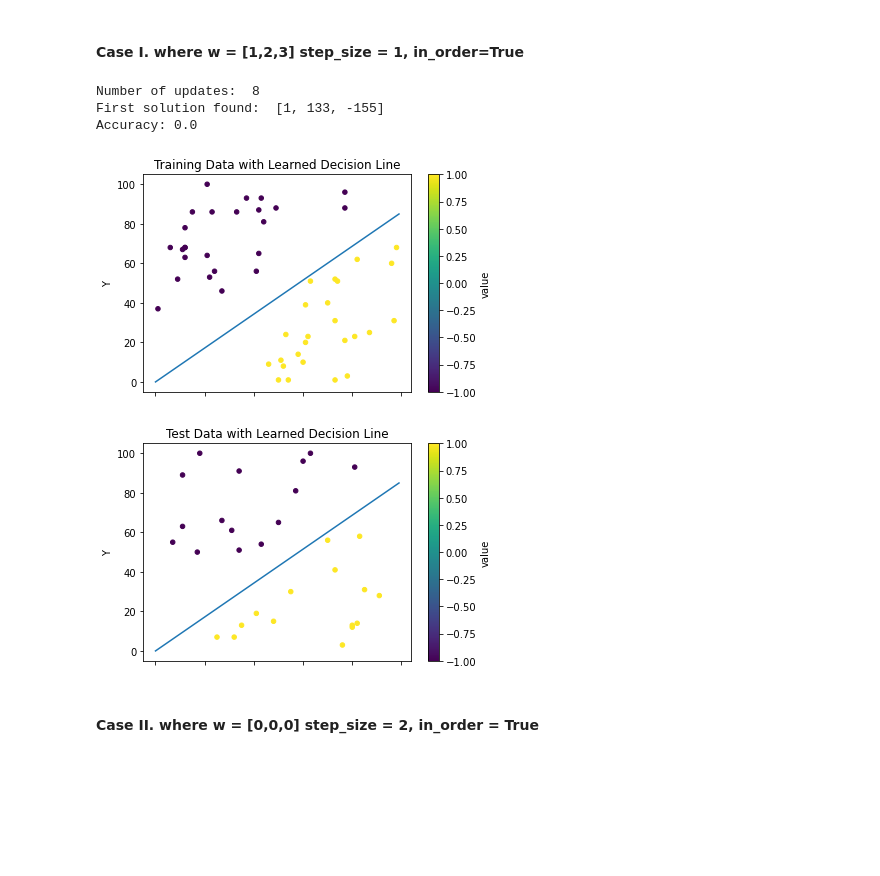
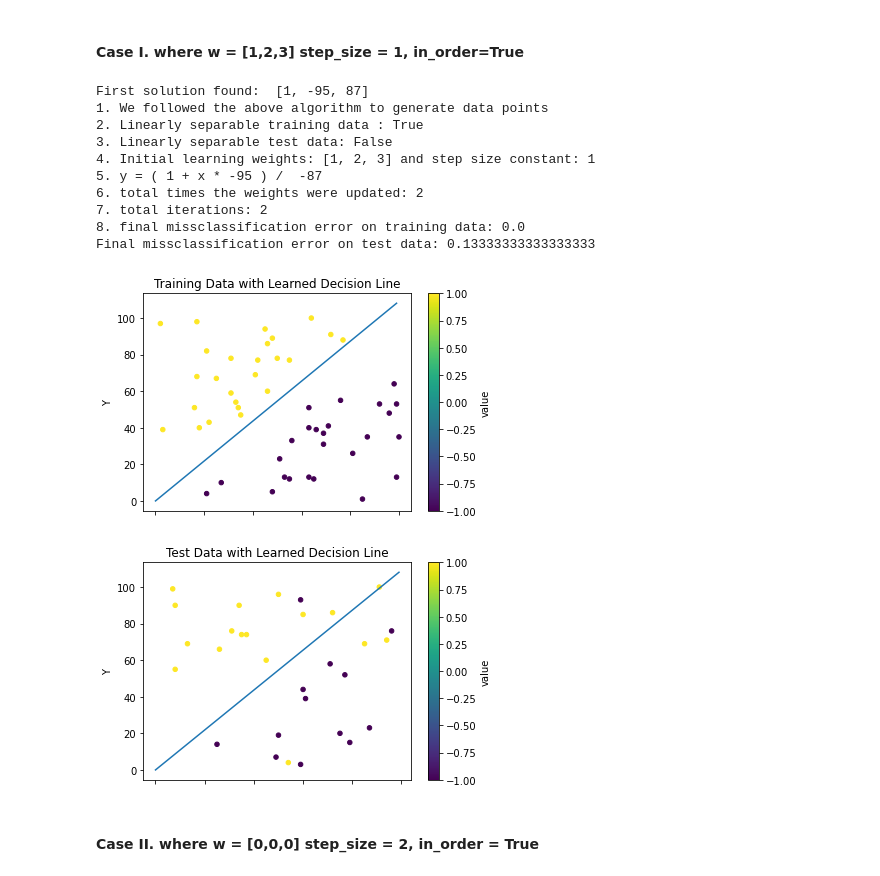
Before and after one commit to LioraW/PLA-Algorithm, a Jupyter notebook: project1.ipynb, the cells around one changed output. Saved outputs shown, nothing was run; the diff lists cells and outputs as text; code cells hidden in the pictures; blank space fills up the shorter version.

Commit message:
formatting, update to pla algorithm to have the correct amount in each class, print end stats

```diff
--- a/project1.ipynb
+++ b/project1.ipynb
@@ -68,6 +59,3 @@ def sep_data(data):
         points.append([1, data[i][0], data[i][1]]) #1 is neeeded as the first component before the points, per PLA
 
     return [points, values]
-# %%
-def accuracy(size, num_missed_points):
-    return float((size - num_missed_points) / size)
@@ -135,19 +147,31 @@ def pla(x, y, passes, step_size=1, w=[0,0,0]):
+# %%
+
+def print_stats(train_ls,test_ls, weights, step, final_weights, total_updates, iterations, train_accuracy, test_accuracy):
+    print('1. We followed the above algorithm to generate data points')
+    print('2. Linearly separable training data :', train_ls)
+    print('3. Linearly separable test data:', test_ls)
+    print('4. Initial learning weights:', weights, 'and step size constant:', step)
+    print('5. y =' , '(' , final_weights[0] ,  '+ x *', final_weights[1],  ') / ',  -final_weights[2])
+    print('6. Total times the weights were updated:', total_updates)
+    print('7. Total iterations:', iterations)
+    print('8. Final missclassification error on training data:', train_accuracy)
+    print('   Final missclassification error on test data:', test_accuracy)
 # %% [markdown]
 <h3> Generate Test Data:
 # %%
-test_data = generate_data(30, min_dist_btwn_points=10)
-test_data_points=sep_data(test_data)[0]
-test_data_values=sep_data(test_data)[1]
+test_data = generate_data(30, linearly_separable=False, min_dist_btwn_points=10)
+test_points=sep_data(test_data)[0]
+test_values=sep_data(test_data)[1]
 # %% [markdown]
 <h2>Linearly Separable Data Set
 # %% [markdown]
 <h3>Generate Training Data:
 # %%
-training_data_ls = generate_data(50, min_dist_btwn_points=10)
+tr_data_ls = generate_data(50, min_dist_btwn_points=10)
 
 #separate for sake of PLA
-points = sep_data(training_data_ls)[0]
-values = sep_data(training_data_ls)[1]
+tr_points = sep_data(tr_data_ls)[0]
+tr_values = sep_data(tr_data_ls)[1]
 # %% [markdown]
 <h4>Base case (w = [0,0,0], step_size = 1, in_order=True):
 # %%
@@ -171,23 +210,38 @@ Accuracy: 0.0
 # %% [markdown]
 <h4>Case I. where w = [1,2,3] step_size = 1, in_order=True
 # %%
+#Variables
+passes = 100
+step_size = 1
+w = [1,2,3]
+
 #Run PLA on training Data
-result = pla(points, values, 100, step_size=1, w=[1,2,3])
+result = pla(tr_points, tr_values, passes, step_size, w)
 
 #Plot Training data with Learned Decision Line
-plot_data(training_data_ls, 'Training Data with Learned Decision Line', result)
+plot_data(tr_data_ls, 'Training Data with Learned Decision Line', result['w'])
 
 #Plot Test Data with Learned Decision Line
-plot_data(test_data, 'Test Data with Learned Decision Line', result)
+plot_data(test_data, 'Test Data with Learned Decision Line', result['w'])
 
-#print accuracy
-print("Accuracy:", float(num_missclassified_points(result, test_data_points, test_data_values)) / 30.0)
+#Get accuracy
+accuracy_train = accuracy(result['w'], tr_data_ls)
+accuracy_test =  accuracy(result['w'], test_data)
+
+print_stats(True, False, w, step_size, result['w'], result['updates'], result['iterations'], accuracy_train, accuracy_test )
 # %% [output]
-Number of updates:  8
-First solution found:  [1, 133, -155]
-Accuracy: 0.0
+First solution found:  [1, -95, 87]
+1. We followed the above algorithm to generate data points
+2. Linearly separable training data : True
+3. Linearly separable test data: False
+4. Initial learning weights: [1, 2, 3] and step size constant: 1
+5. y = ( 1 + x * -95 ) /  -87
+6. total times the weights were updated: 2
+7. total iterations: 2
+8. final missclassification error on training data: 0.0
+Final missclassification error on test data: 0.13333333333333333
-[figure, old version]
+[figure, new version]
-[figure, old version]
+[figure, new version]
 # %% [markdown]
 <h4> Case II. where w = [0,0,0] step_size = 2, in_order = True
 # %%
```
Also changed, not shown: parts of 20 cells of this notebook.
